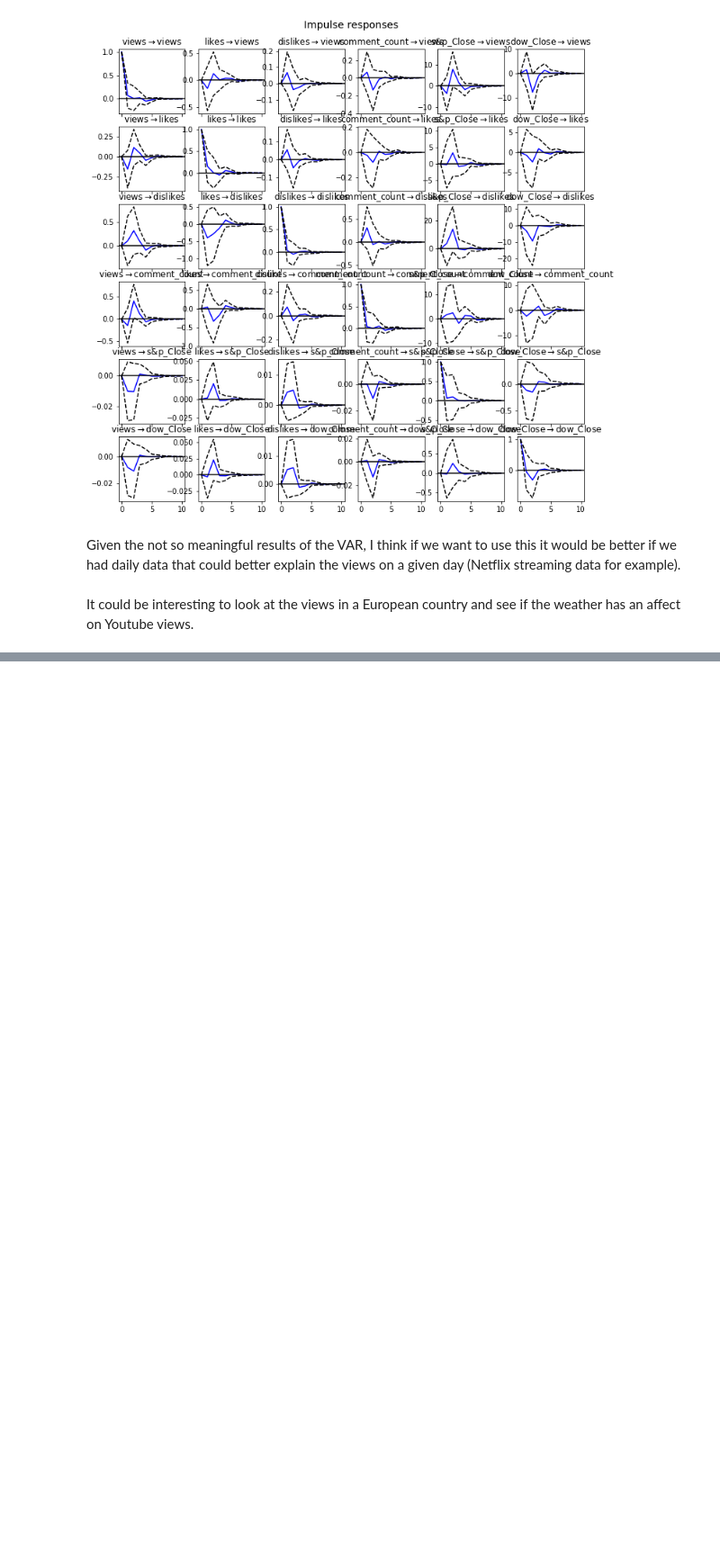
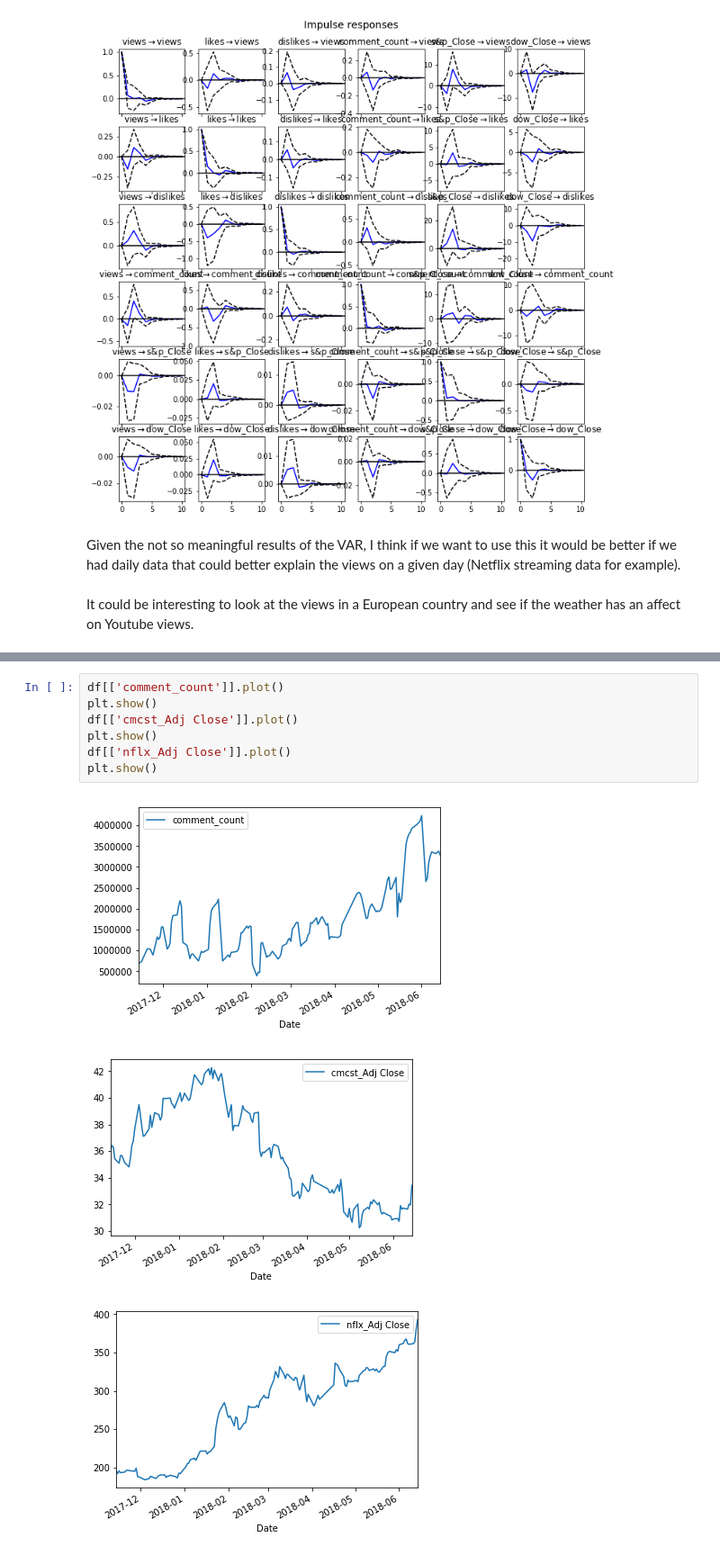
Before and after one commit to srive326/Youtube-forecasting, a Jupyter notebook: notebooks/Vars youtube.ipynb, the cells around one changed output, grey strips where cells are left out. Shown at 90% size. Cells and saved outputs as stored; diff of their text form; blank space fills up the shorter version.

```diff
--- a/notebooks/Vars youtube.ipynb
+++ b/notebooks/Vars youtube.ipynb
@@ -156,0 +303,11 @@ FileNotFoundError: File b'../data/GBvideos.csv' does not exist
+# %%
+df[['comment_count']].plot()
+plt.show()
+df[['cmcst_Adj Close']].plot()
+plt.show()
+df[['nflx_Adj Close']].plot()
+plt.show()
+# %% [output]
+[figure, added]
+[figure, added]
+[figure, added]
```
Also changed, not shown: parts of 53 cells of this notebook.
